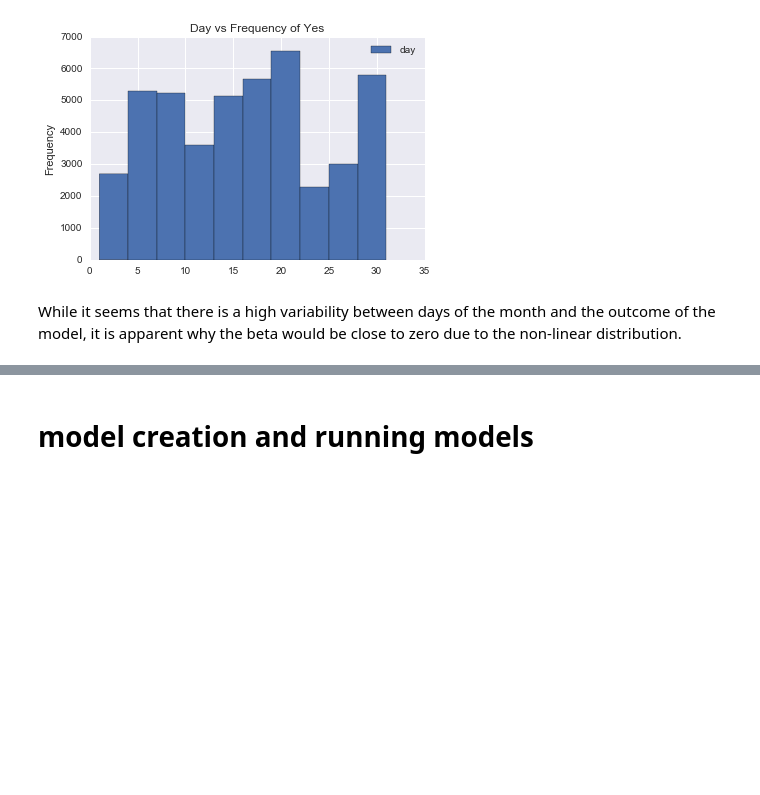
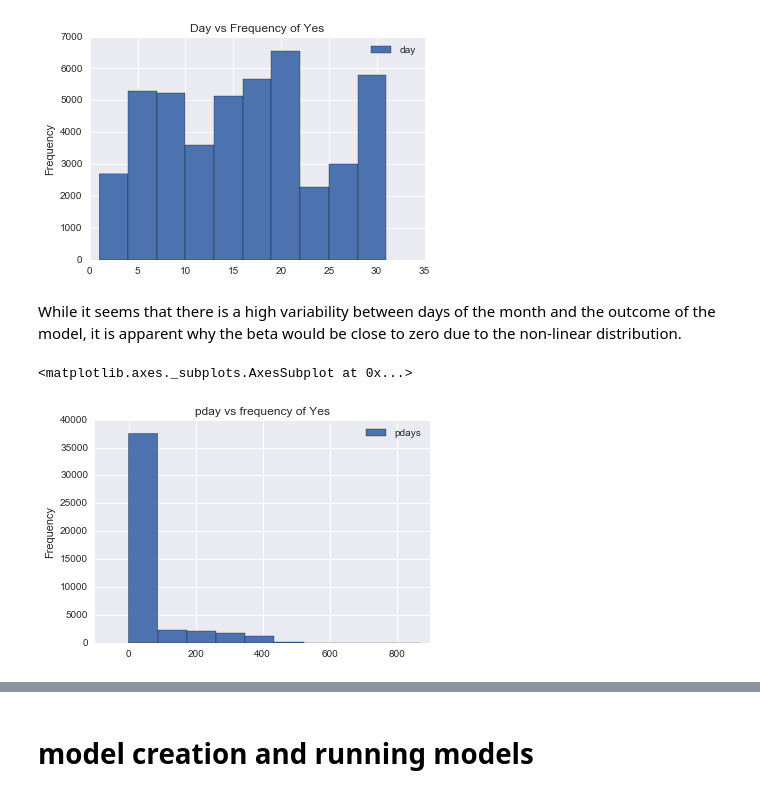
Before and after one commit to DavisTownsend/Marketing-Project, a Jupyter notebook: Marketing Project Sean.ipynb, the cells around one changed output, grey strips where cells are left out. Cells and saved outputs as stored; diff of their text form; code cells hidden in the pictures; blank space fills up the shorter version.

```diff
--- a/Marketing Project Sean.ipynb
+++ b/Marketing Project Sean.ipynb
@@ -97,3 +99,8 @@ data[["day","y_yes"]].plot(y="day",x="y_yes",kind="hist",title="Day vs Frequency
 [figure]
 # %% [markdown]
 While it seems that there is a high variability between days of the month and the outcome of the model, it is apparent why the beta would be close to zero due to the non-linear distribution.
+# %%
+data[["pdays","y_yes"]].plot(y="pdays",x="y_yes",kind="hist",title="pday vs frequency of Yes")
+# %% [output]
+<matplotlib.axes._subplots.AxesSubplot at 0x...>
+[figure, added]
```
Also changed, not shown: parts of 4 cells of this notebook.
